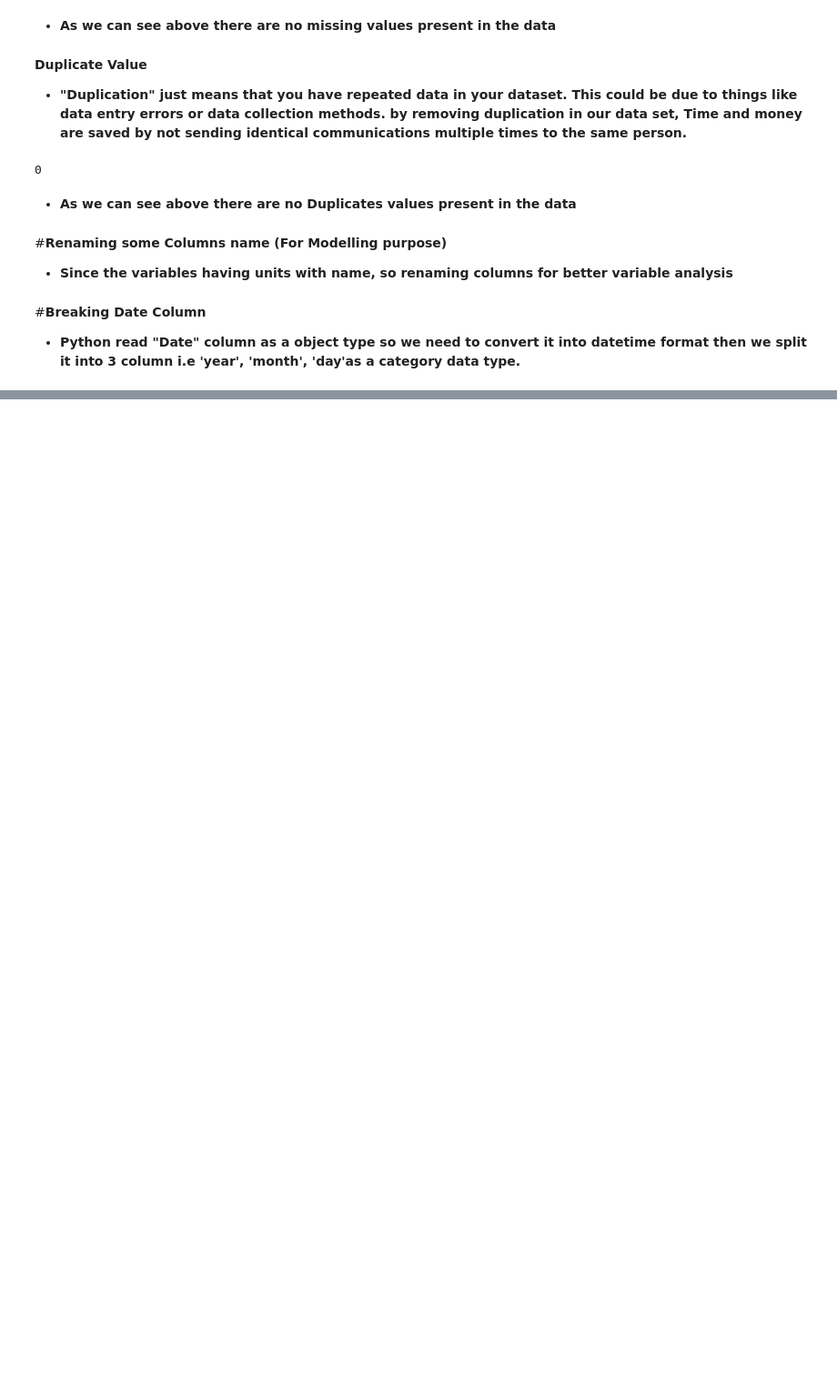
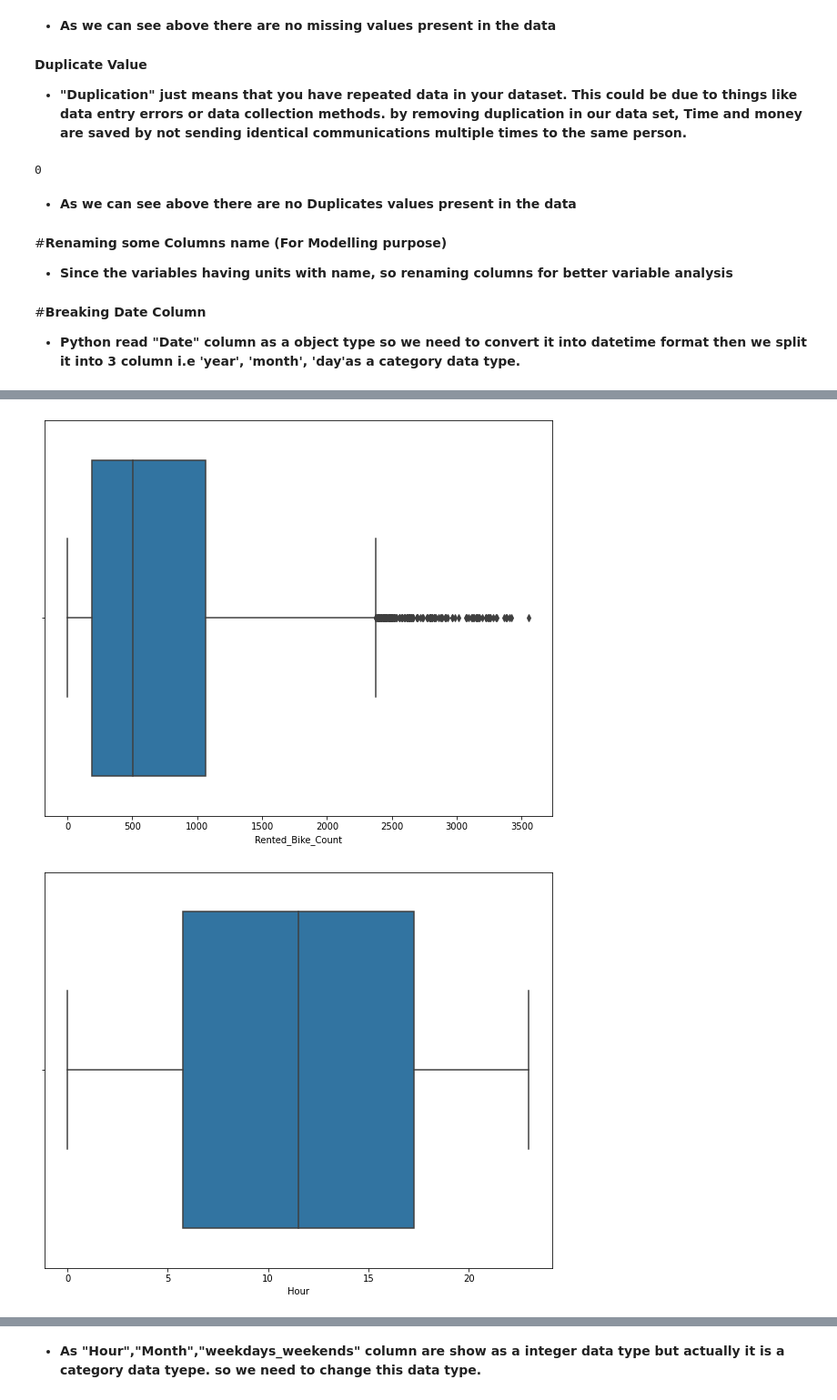
Before and after one commit to sksamima5/Bike-Sharing-Demand-Prediction-, a Jupyter notebook: Bike_Sharing_Demand_Prediction_Capstone_Project.ipynb, the cells around one changed output, grey strips where cells are left out. Shown at 91% size. Saved outputs shown, nothing was run; the diff lists cells and outputs as text; code cells hidden in the pictures; blank space fills up the shorter version.

```diff
--- a/Bike_Sharing_Demand_Prediction_Capstone_Project.ipynb
+++ b/Bike_Sharing_Demand_Prediction_Capstone_Project.ipynb
@@ -277,5 +277,9 @@ bike_df = bike_df.rename(columns = {'Rented Bike Count' : 'Rented_Bike_Count',
 bike_df['Date']=bike_df['Date'].astype('datetime64[ns]')
 
 bike_df['year'] = bike_df['Date'].dt.year
-bike_df['month'] = bike_df['Date'].dt.month
+bike_df['Month'] = bike_df['Date'].dt.month
 bike_df['day'] = bike_df['Date'].dt.day_name()
+# %%
+#creating a new column 'weekdays_weekends' and drop column 'date', 'day', 'year'
+bike_df['weekdays_weekends'] = bike_df['day'].apply(lambda x : 1 if x=='Saturday' or x=='Sunday' else 0)
+bike_df=bike_df.drop(columns = ['Date','day','year'],axis = 1 )
@@ -281,0 +388,4 @@ bike_df['day'] = bike_df['Date'].dt.day_name()
+# %%
+#Create a Numerical columns
+numeric_col=bike_df.describe().columns.tolist()
+numeric_col
@@ -281,0 +405,9 @@ bike_df['day'] = bike_df['Date'].dt.day_name()
+# %%
+#Create a Boxplot for all the Numerical column to checking the outliers
+for col in numeric_col:
+    fig = plt.figure(figsize=(10, 8))
+    ax = fig.gca()
+    sns.boxplot(x=bike_df[col])
+# %% [output]
+[figure, added]
+[figure, added]
@@ -281,0 +424,2 @@ bike_df['day'] = bike_df['Date'].dt.day_name()
+# %% [markdown]
+* **As "Hour","Month","weekdays_weekends" column are show as a integer data type but actually it is a category data tyepe. so we need to change this data type.**
```
Also changed, not shown: parts of 50 cells of this notebook.
